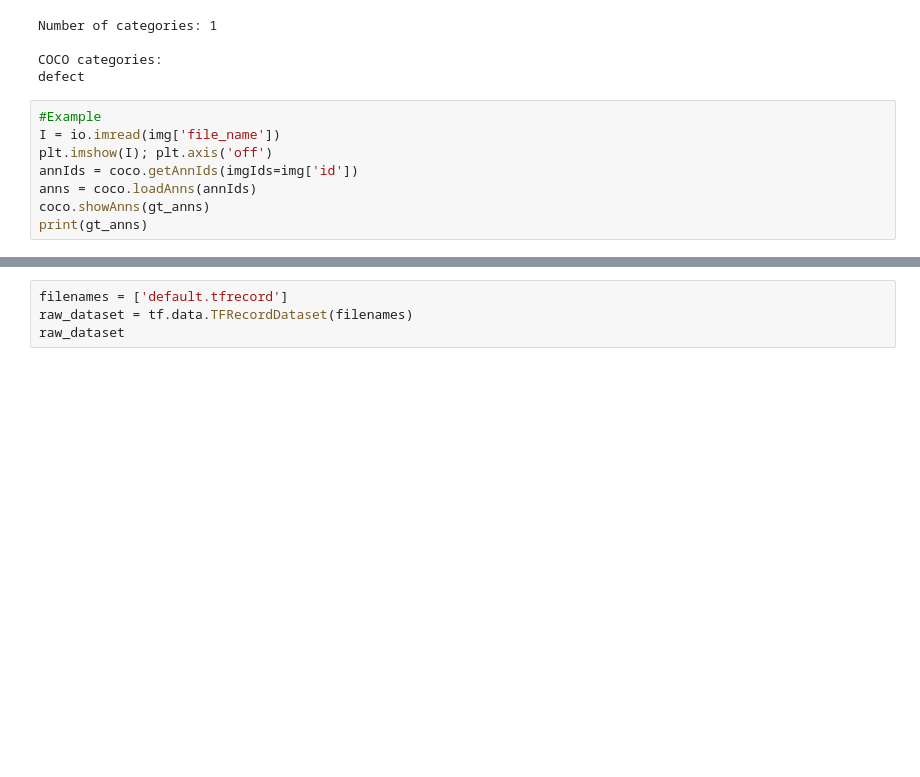
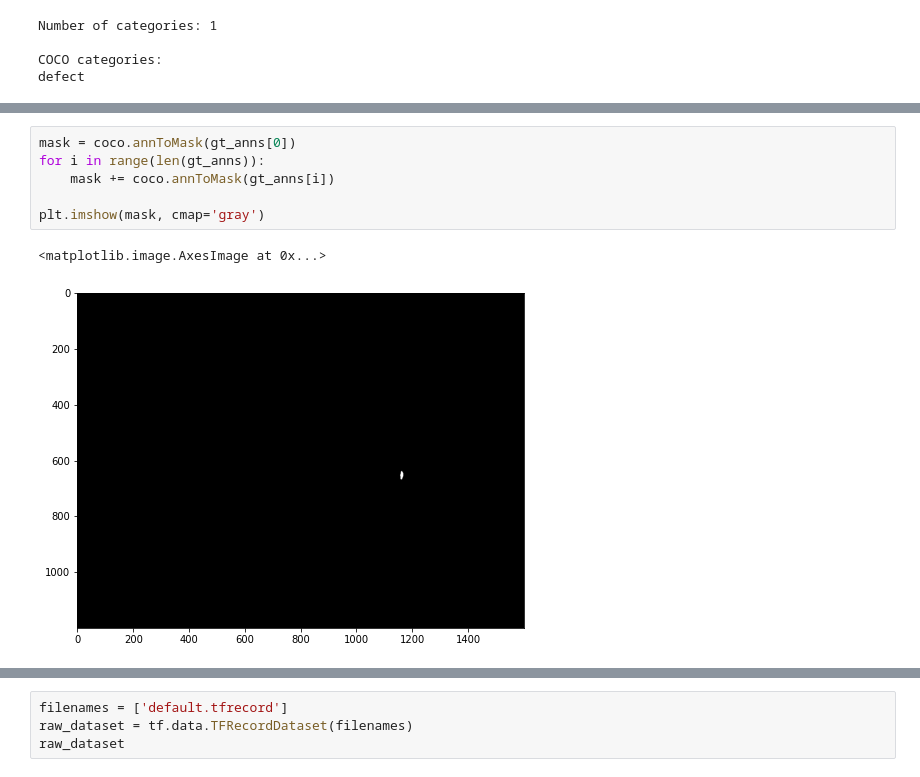
Before and after one commit to josebravogarcia/DeepLearning, a Jupyter notebook: tutorials/importar_labeling.ipynb, the cells around one changed output, grey strips where cells are left out. Saved outputs shown, nothing was run; the diff lists cells and outputs as text; blank space fills up the shorter version.

```diff
--- a/tutorials/importar_labeling.ipynb
+++ b/tutorials/importar_labeling.ipynb
@@ -116,11 +116,3 @@ Number of categories: 1
 
 COCO categories:
 defect
-# %%
-#Example
-I = io.imread(img['file_name'])
-plt.imshow(I); plt.axis('off')
-annIds = coco.getAnnIds(imgIds=img['id'])
-anns = coco.loadAnns(annIds)
-coco.showAnns(gt_anns)
-print(gt_anns)
@@ -154 +142,10 @@ visualize(15)
 [figure]
+# %%
+mask = coco.annToMask(gt_anns[0])
+for i in range(len(gt_anns)):
+    mask += coco.annToMask(gt_anns[i])
+
+plt.imshow(mask, cmap='gray')
+# %% [output]
+<matplotlib.image.AxesImage at 0x...>
+[figure, added]
```
Also changed, not shown: parts of 4 cells of this notebook.
